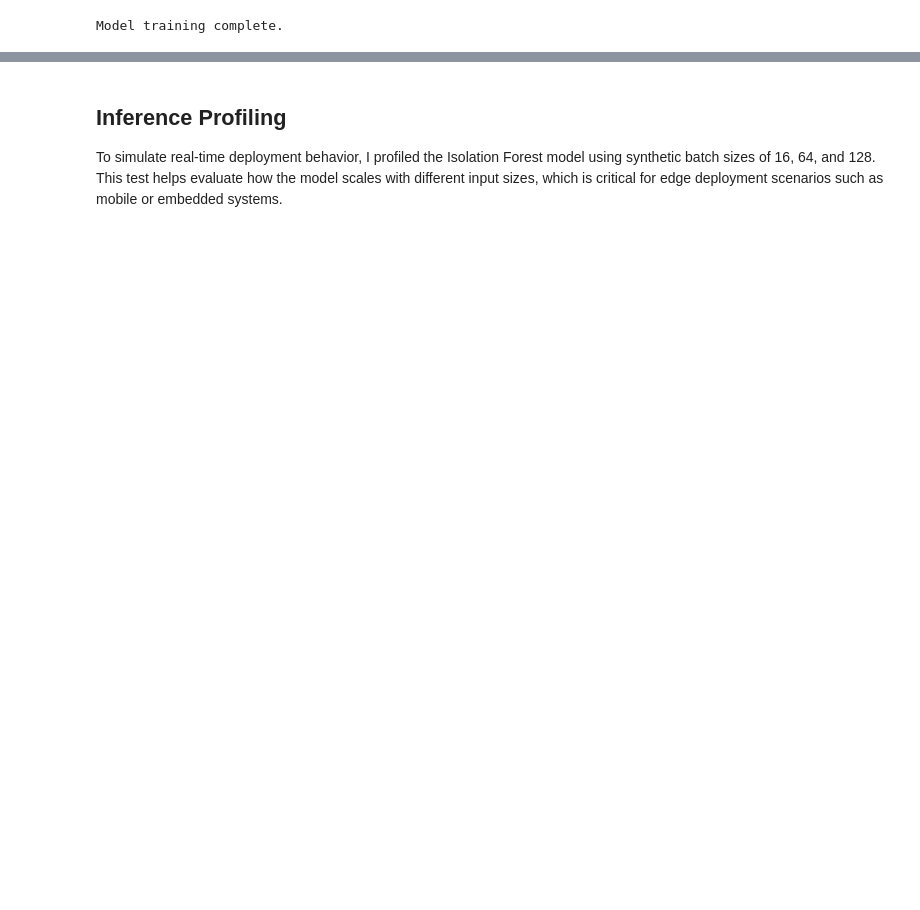
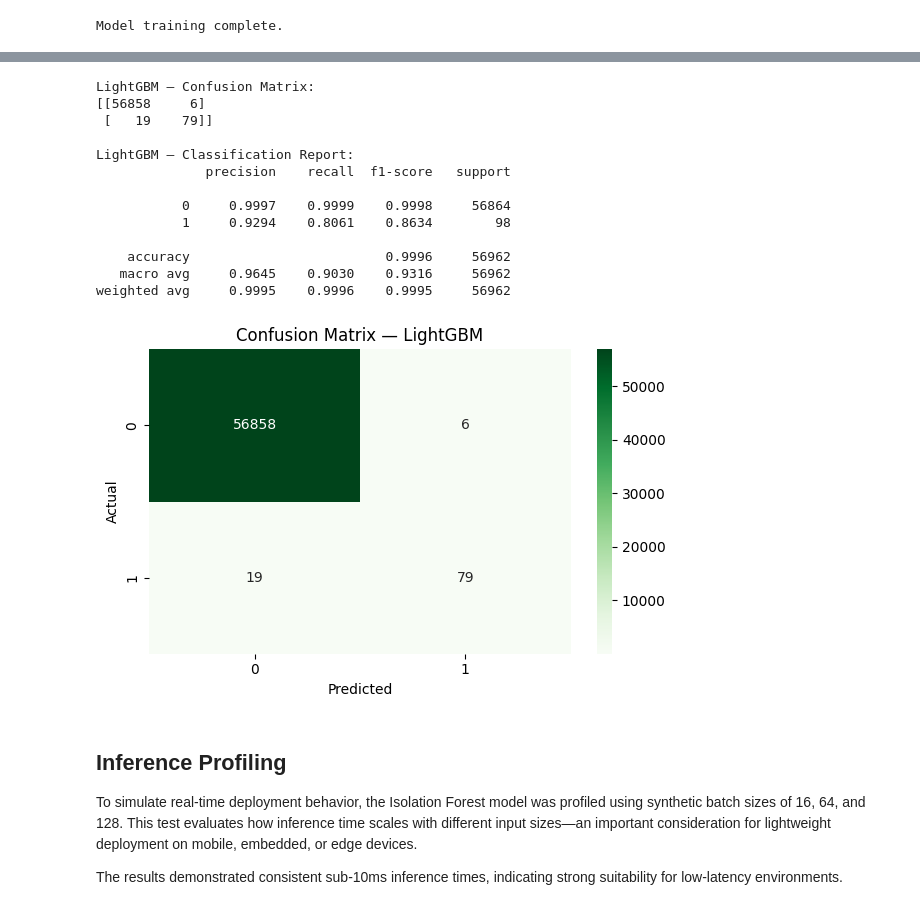
Before and after one commit to asuEdward/AIM240-Capstone-Anomaly-Detection, a Jupyter notebook: notebooks/AIM240_Capstone_Anomaly_Detection.ipynb, the cells around one changed output, grey strips where cells are left out. Drawn from its saved outputs; the diff is of its cells as text; code cells hidden in the pictures; blank space fills up the shorter version.

```diff
--- a/notebooks/AIM240_Capstone_Anomaly_Detection.ipynb
+++ b/notebooks/AIM240_Capstone_Anomaly_Detection.ipynb
@@ -57,7 +113,57 @@ Model training complete.
+# %%
+# LightGBM — Supervised Fraud Detection Evaluation
+import warnings
+warnings.filterwarnings("ignore")
+
+import lightgbm as lgb
+from sklearn.metrics import confusion_matrix, classification_report
+import seaborn as sns
+import matplotlib.pyplot as plt
+
+# Train LightGBM model with balanced class weights and quiet logging
+lgb_model = lgb.LGBMClassifier(random_state=42, class_weight='balanced', verbosity=-1)
+lgb_model.fit(X_train, y_train)
+
+# Predict on test set
+y_lgb_pred = lgb_model.predict(X_test)
+
+# Print evaluation results
+print("LightGBM — Confusion Matrix:")
+print(confusion_matrix(y_test, y_lgb_pred))
+
+print("\nLightGBM — Classification Report:")
+print(classification_report(y_test, y_lgb_pred, digits=4))
+
+# Plot confusion matrix
+cm_lgb = confusion_matrix(y_test, y_lgb_pred)
+plt.figure(figsize=(6, 4))
+sns.heatmap(cm_lgb, annot=True, fmt="d", cmap="Greens")
+plt.title("Confusion Matrix — LightGBM")
+plt.xlabel("Predicted")
+plt.ylabel("Actual")
+plt.tight_layout()
+plt.show()
+# %% [output]
+LightGBM — Confusion Matrix:
+[[56858     6]
+ [   19    79]]
+
+LightGBM — Classification Report:
+              precision    recall  f1-score   support
+
+           0     0.9997    0.9999    0.9998     56864
+           1     0.9294    0.8061    0.8634        98
+
+    accuracy                         0.9996     56962
+   macro avg     0.9645    0.9030    0.9316     56962
+weighted avg     0.9995    0.9996    0.9995     56962
+[figure, added]
 # %% [markdown]
 ## Inference Profiling
 
-To simulate real-time deployment behavior, I profiled the Isolation Forest model using synthetic batch sizes of 16, 64, and 128. This test helps evaluate how the model scales with different input sizes, which is critical for edge deployment scenarios such as mobile or embedded systems.
+To simulate real-time deployment behavior, the Isolation Forest model was profiled using synthetic batch sizes of 16, 64, and 128. This test evaluates how inference time scales with different input sizes—an important consideration for lightweight deployment on mobile, embedded, or edge devices.
+
+The results demonstrated consistent sub-10ms inference times, indicating strong suitability for low-latency environments.
 # %%
 import time
 
```
Also changed, not shown: parts of 18 cells of this notebook.
